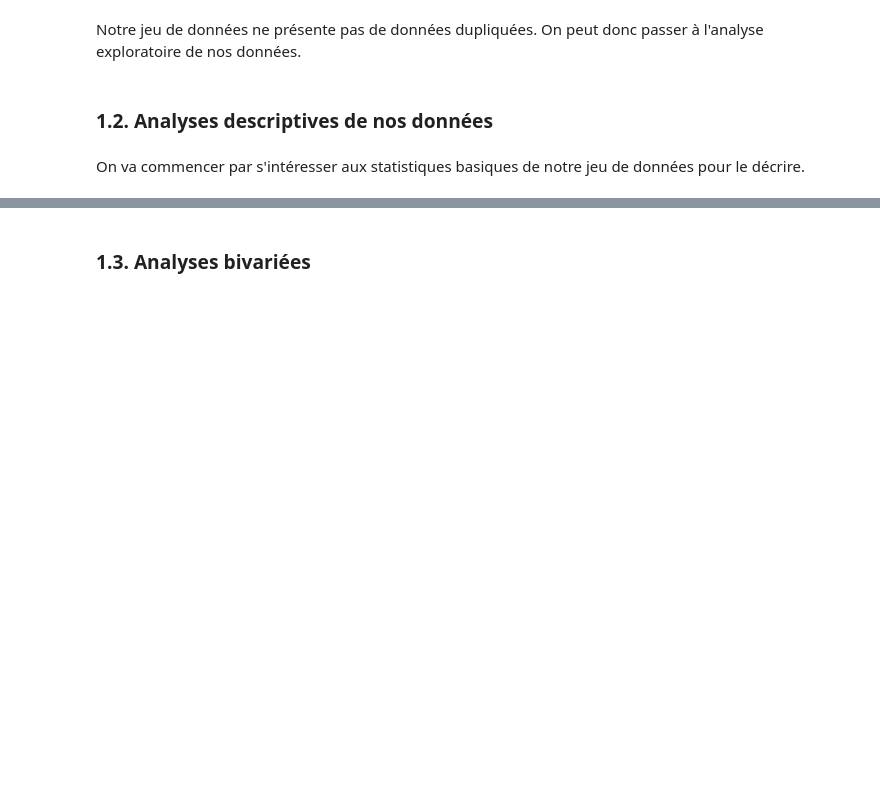
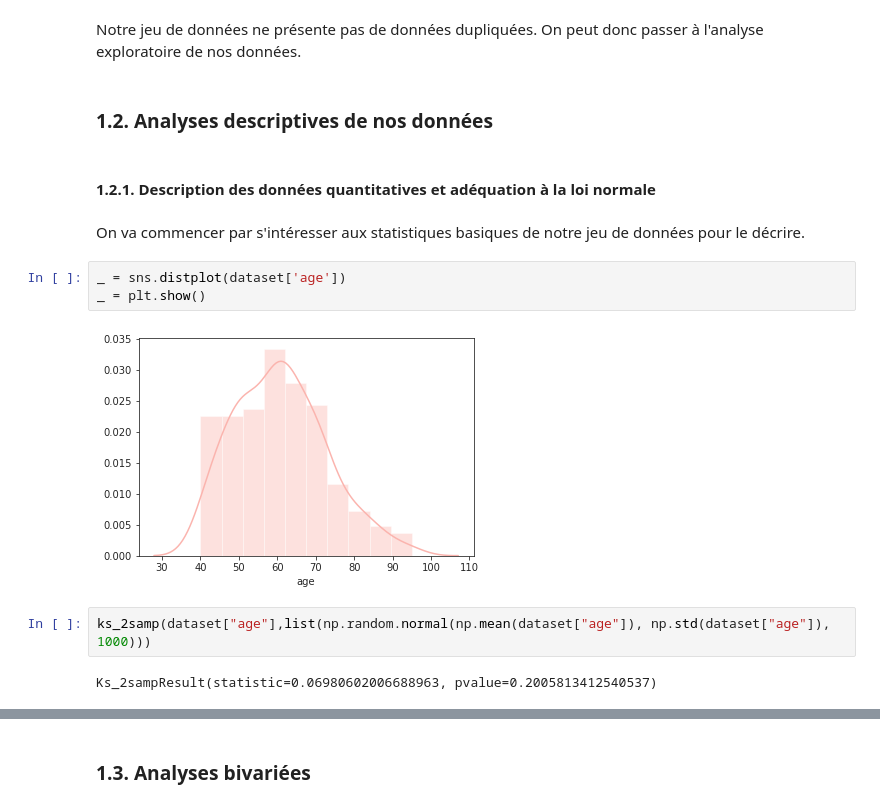
Before and after one commit to Sylvariane/Prediction_crise_cardiaque, a Jupyter notebook: Prédictions_crises_cardiaques.ipynb, the cells around one changed output, grey strips where cells are left out. Cells and saved outputs as stored; diff of their text form; blank space fills up the shorter version.

```diff
--- a/Prédictions_crises_cardiaques.ipynb
+++ b/Prédictions_crises_cardiaques.ipynb
@@ -104,5 +107,16 @@ dataset.duplicated().sum()
 Notre jeu de données ne présente pas de données dupliquées. On peut donc passer à l'analyse exploratoire de nos données.
 # %% [markdown]
 ### 1.2. Analyses descriptives de nos données
+# %% [markdown]
+#### 1.2.1. Description des données quantitatives et adéquation à la loi normale
 # %% [markdown]
 On va commencer par s'intéresser aux statistiques basiques de notre jeu de données pour le décrire.
+# %%
+_ = sns.distplot(dataset['age'])
+_ = plt.show()
+# %% [output]
+[figure, added]
+# %%
+ks_2samp(dataset["age"],list(np.random.normal(np.mean(dataset["age"]), np.std(dataset["age"]), 1000)))
+# %% [output]
+Ks_2sampResult(statistic=0.06980602006688963, pvalue=0.2005813412540537)
```
Also changed, not shown: parts of 49 cells of this notebook.
